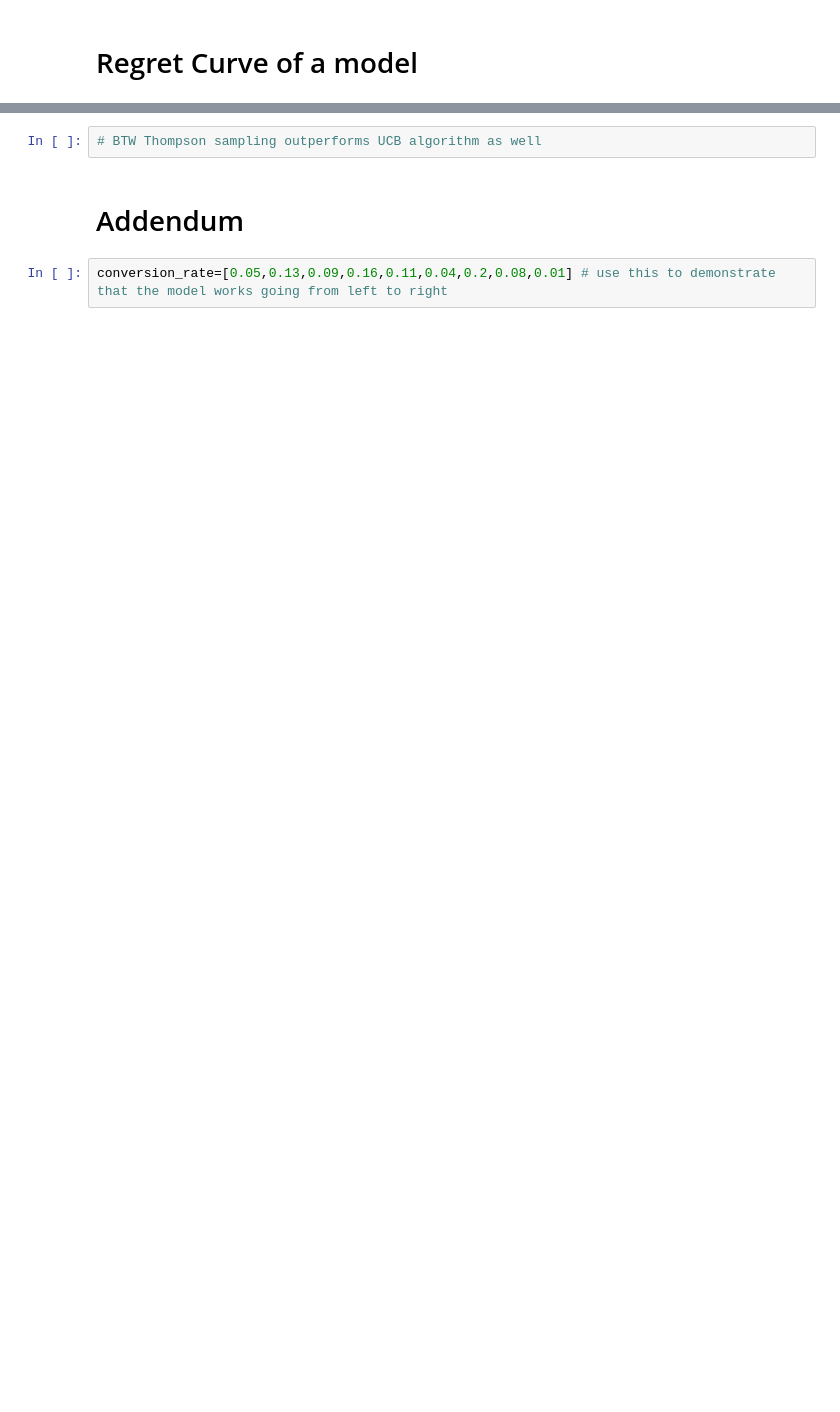
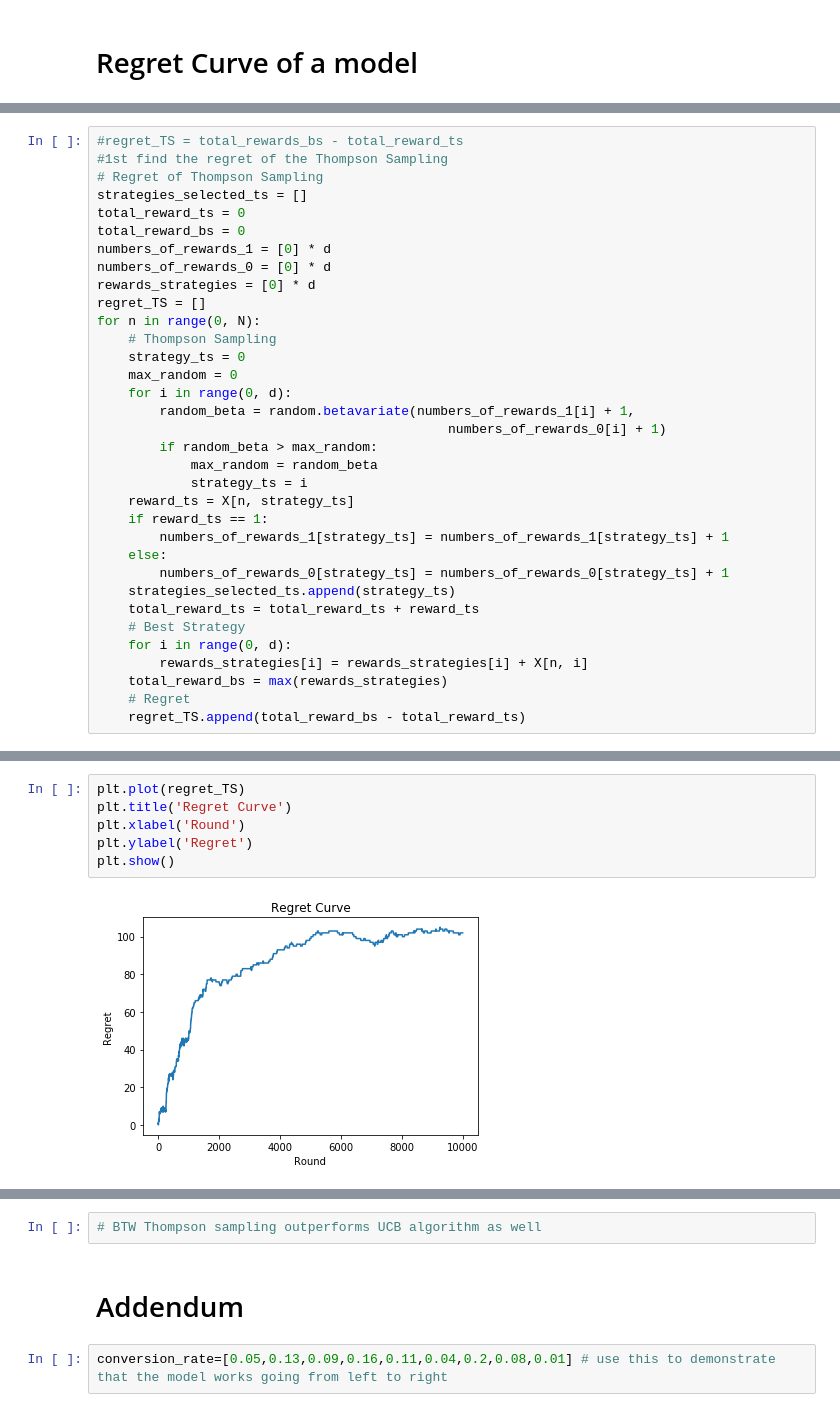
Before and after one commit to Jaimetorres003/Artificial-Intelligence, a Jupyter notebook: Maximizing Revenues of an Online Retail Business with Thompson Sampling.ipynb, the cells around one changed output, grey strips where cells are left out. Drawn from its saved outputs; the diff is of its cells as text; blank space fills up the shorter version.

```diff
--- a/Maximizing Revenues of an Online Retail Business with Thompson Sampling.ipynb
+++ b/Maximizing Revenues of an Online Retail Business with Thompson Sampling.ipynb
@@ -93,0 +110,34 @@ plt.show() #note strategy 6 is actually strategy number 7
+# %%
+#regret_TS = total_rewards_bs - total_reward_ts
+#1st find the regret of the Thompson Sampling
+# Regret of Thompson Sampling
+strategies_selected_ts = []
+total_reward_ts = 0
+total_reward_bs = 0
+numbers_of_rewards_1 = [0] * d
+numbers_of_rewards_0 = [0] * d
+rewards_strategies = [0] * d
+regret_TS = []
+for n in range(0, N):
+    # Thompson Sampling
+    strategy_ts = 0
+    max_random = 0
+    for i in range(0, d):
+        random_beta = random.betavariate(numbers_of_rewards_1[i] + 1,
+                                             numbers_of_rewards_0[i] + 1)
+        if random_beta > max_random:
+            max_random = random_beta
+            strategy_ts = i
+    reward_ts = X[n, strategy_ts]
+    if reward_ts == 1:
+        numbers_of_rewards_1[strategy_ts] = numbers_of_rewards_1[strategy_ts] + 1
+    else:
+        numbers_of_rewards_0[strategy_ts] = numbers_of_rewards_0[strategy_ts] + 1
+    strategies_selected_ts.append(strategy_ts)
+    total_reward_ts = total_reward_ts + reward_ts
+    # Best Strategy
+    for i in range(0, d):
+        rewards_strategies[i] = rewards_strategies[i] + X[n, i]
+    total_reward_bs = max(rewards_strategies)
+    # Regret
+    regret_TS.append(total_reward_bs - total_reward_ts)
@@ -93,0 +175,8 @@ plt.show() #note strategy 6 is actually strategy number 7
+# %%
+plt.plot(regret_TS)
+plt.title('Regret Curve')
+plt.xlabel('Round')
+plt.ylabel('Regret')
+plt.show()
+# %% [output]
+[figure, added]
```
Also changed, not shown: parts of 13 cells of this notebook.
